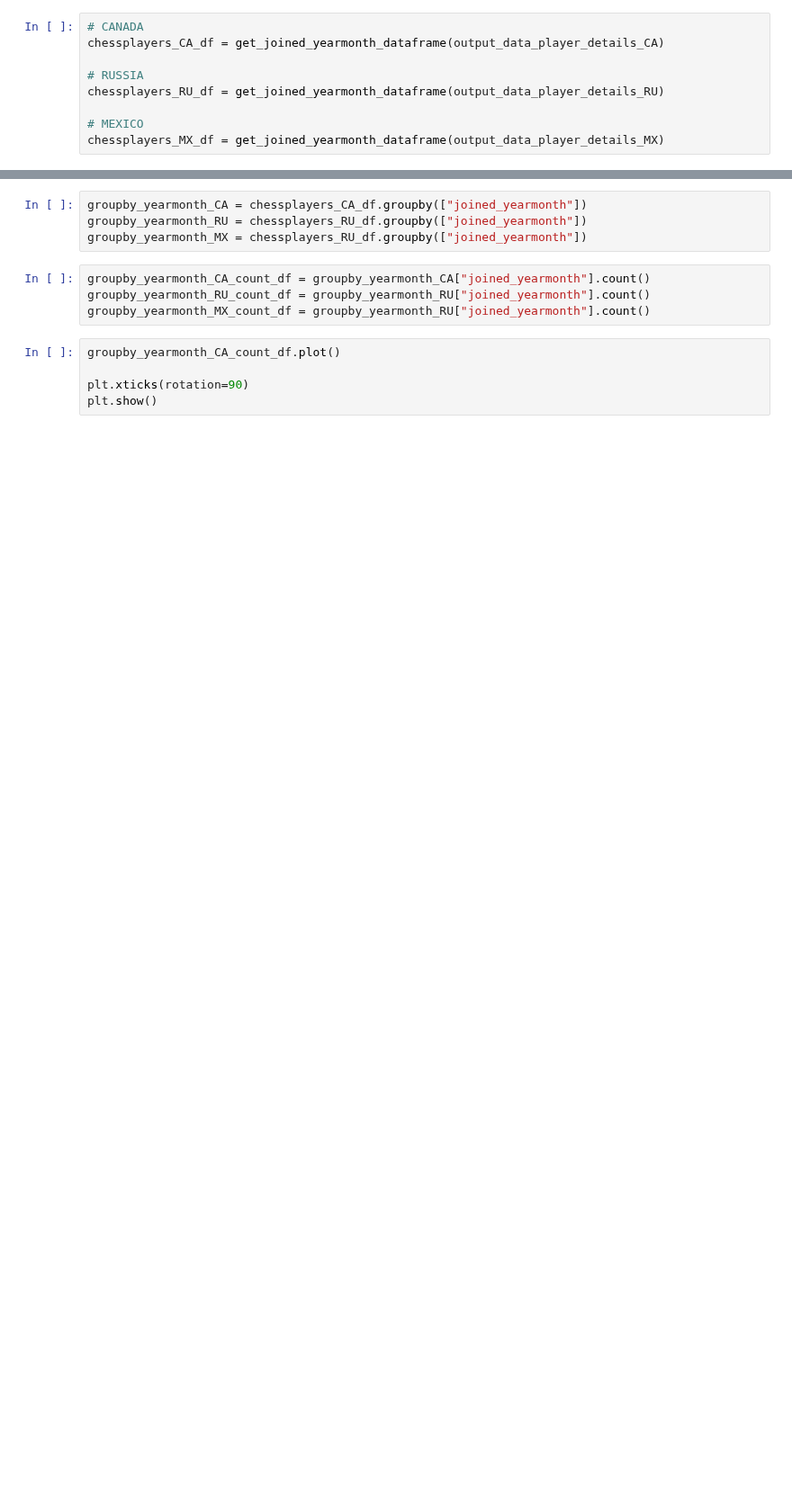
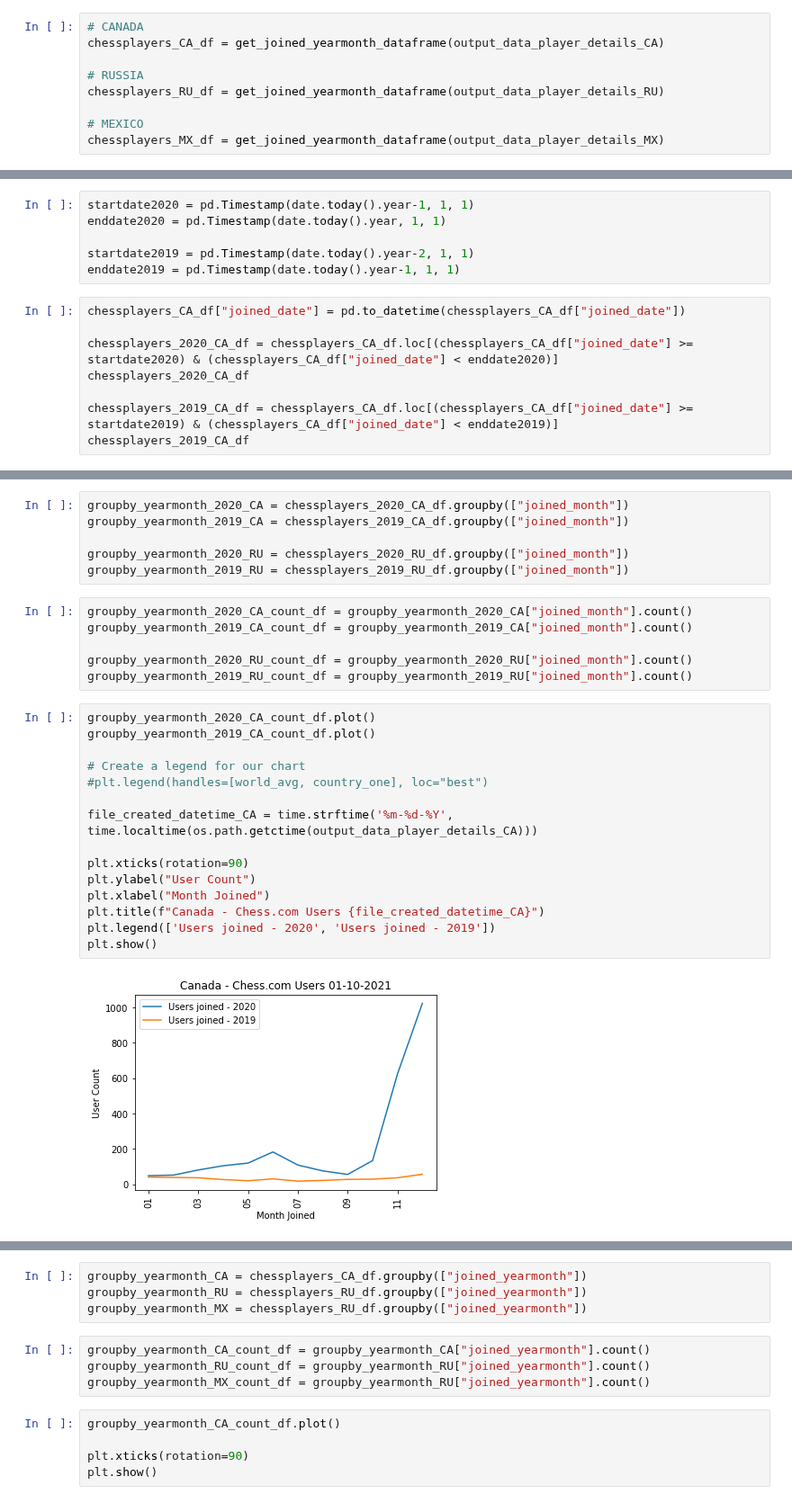
Before and after one commit to melissamonroe/who-plays-chess, a Jupyter notebook: ChessDetailsPy.ipynb, the cells around one changed output, grey strips where cells are left out. Shown at 90% size. Cells and saved outputs as stored; diff of their text form; blank space fills up the shorter version.

```diff
--- a/ChessDetailsPy.ipynb
+++ b/ChessDetailsPy.ipynb
@@ -41,0 +51,14 @@ chessplayers_MX_df = get_joined_yearmonth_dataframe(output_data_player_details_M
+# %%
+startdate2020 = pd.Timestamp(date.today().year-1, 1, 1)
+enddate2020 = pd.Timestamp(date.today().year, 1, 1)
+
+startdate2019 = pd.Timestamp(date.today().year-2, 1, 1)
+enddate2019 = pd.Timestamp(date.today().year-1, 1, 1)
+# %%
+chessplayers_CA_df["joined_date"] = pd.to_datetime(chessplayers_CA_df["joined_date"])
+
+chessplayers_2020_CA_df = chessplayers_CA_df.loc[(chessplayers_CA_df["joined_date"] >= startdate2020) & (chessplayers_CA_df["joined_date"] < enddate2020)]
+chessplayers_2020_CA_df
+
+chessplayers_2019_CA_df = chessplayers_CA_df.loc[(chessplayers_CA_df["joined_date"] >= startdate2019) & (chessplayers_CA_df["joined_date"] < enddate2019)]
+chessplayers_2019_CA_df
@@ -41,0 +101,29 @@ chessplayers_MX_df = get_joined_yearmonth_dataframe(output_data_player_details_M
+# %%
+groupby_yearmonth_2020_CA = chessplayers_2020_CA_df.groupby(["joined_month"])
+groupby_yearmonth_2019_CA = chessplayers_2019_CA_df.groupby(["joined_month"])
+
+groupby_yearmonth_2020_RU = chessplayers_2020_RU_df.groupby(["joined_month"])
+groupby_yearmonth_2019_RU = chessplayers_2019_RU_df.groupby(["joined_month"])
+# %%
+groupby_yearmonth_2020_CA_count_df = groupby_yearmonth_2020_CA["joined_month"].count()
+groupby_yearmonth_2019_CA_count_df = groupby_yearmonth_2019_CA["joined_month"].count()
+
+groupby_yearmonth_2020_RU_count_df = groupby_yearmonth_2020_RU["joined_month"].count()
+groupby_yearmonth_2019_RU_count_df = groupby_yearmonth_2019_RU["joined_month"].count()
+# %%
+groupby_yearmonth_2020_CA_count_df.plot()
+groupby_yearmonth_2019_CA_count_df.plot()
+
+# Create a legend for our chart
+#plt.legend(handles=[world_avg, country_one], loc="best")
+
+file_created_datetime_CA = time.strftime('%m-%d-%Y', time.localtime(os.path.getctime(output_data_player_details_CA)))
+
+plt.xticks(rotation=90)
+plt.ylabel("User Count")
+plt.xlabel("Month Joined")
+plt.title(f"Canada - Chess.com Users {file_created_datetime_CA}")
+plt.legend(['Users joined - 2020', 'Users joined - 2019'])
+plt.show()
+# %% [output]
+[figure, added]
```
Also changed, not shown: parts of 15 cells of this notebook, 1 other file.
